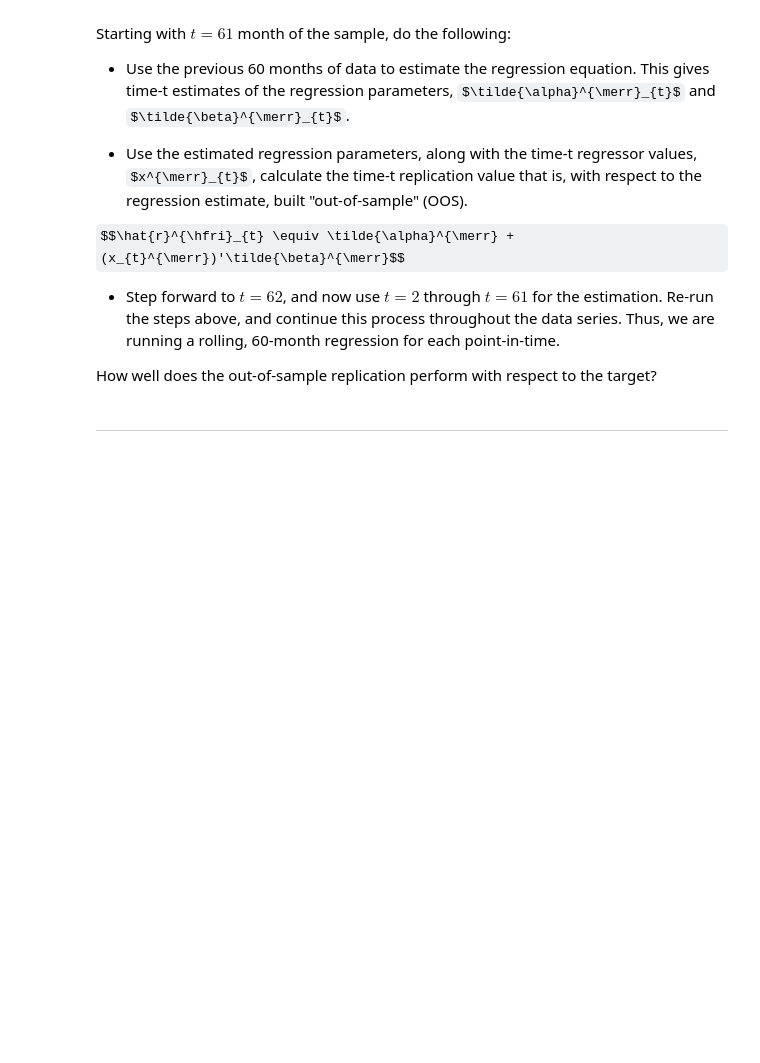
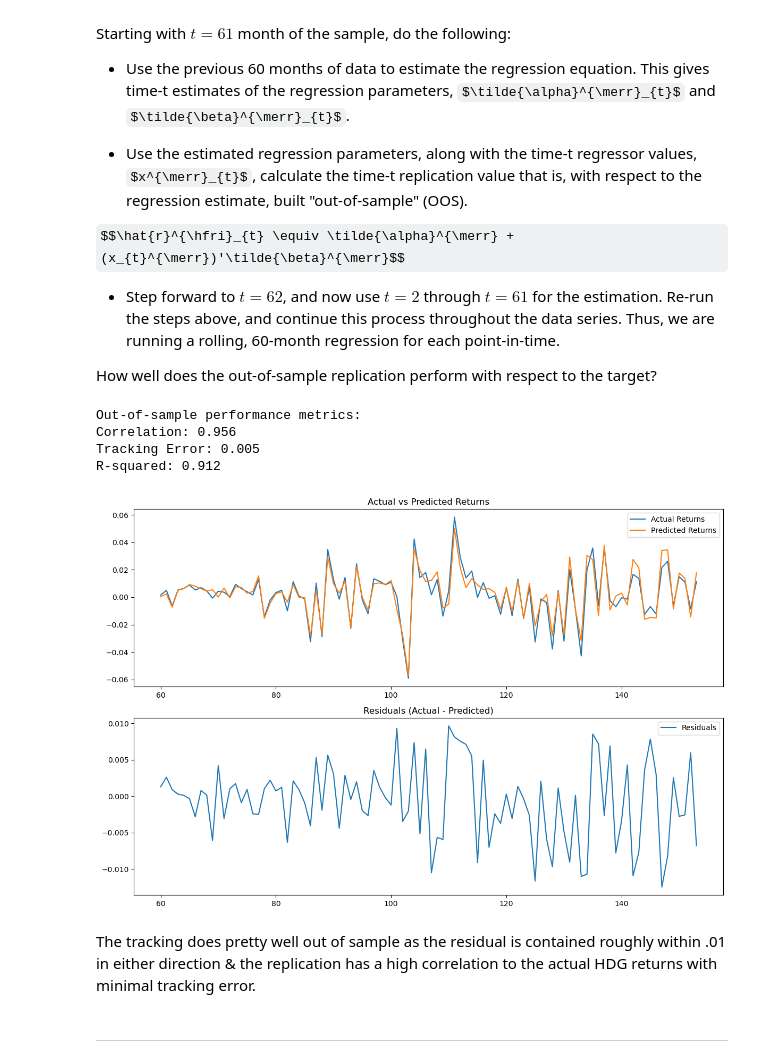
Before and after one commit to maxz073/finm250, a Jupyter notebook: Homework 2.ipynb, the cells around one changed output. Saved outputs shown, nothing was run; the diff lists cells and outputs as text; code cells hidden in the pictures; some formulas as TeX source; blank space fills up the shorter version.

```diff
--- a/Homework 2.ipynb
+++ b/Homework 2.ipynb
@@ -291,6 +367,69 @@ $$\hat{r}^{\hfri}_{t} \equiv \tilde{\alpha}^{\merr} + (x_{t}^{\merr})'\tilde{\be
 * Step forward to $t = 62$, and now use $t = 2$ through $t = 61$ for the estimation. Re-run the steps above, and continue this process throughout the data series. Thus, we are running a rolling, 60-month regression for each point-in-time.
 
 How well does the out-of-sample replication perform with respect to the target?
+# %%
+# Initialize lists to store results
+predicted_returns = []
+actual_returns = []
+
+# Loop through the data starting at t=60
+for t in range(60, len(hedge_fund_df)):
+    # Get training data (previous 60 months)
+    X_train = merrill_factors_df.iloc[t-60:t]
+    y_train = hedge_fund_df['HDG US Equity'].iloc[t-60:t]
+    X_train = sm.add_constant(X_train)
+
+    # Fit regression model
+    model = sm.OLS(y_train, X_train, missing='drop').fit()
+
+    # Get test data point (current month)
+    X_test = merrill_factors_df.iloc[t:t+1]
+    X_test = sm.add_constant(X_test)
+
+    # Ensure X_test has the same number of columns as X_train
+    if X_test.shape[1] != X_train.shape[1]:
+        X_test = X_test.reindex(columns=X_train.columns, fill_value=0)
+
+    # Make prediction
+    pred = model.predict(X_test)
+    actual = hedge_fund_df['HDG US Equity'].iloc[t]
+    predicted_returns.append(pred)
+    actual_returns.append(actual)
+
+# Calculate performance metrics
+predicted_returns = np.array(predicted_returns).flatten()
+actual_returns = np.array(actual_returns)
+correlation = np.corrcoef(predicted_returns, actual_returns)[0,1]
+tracking_error = np.std(predicted_returns - actual_returns)
+r_squared = 1 - np.sum((actual_returns - predicted_returns)**2) / np.sum((actual_returns - np.mean(actual_returns))**2)
+
+print(f"Out-of-sample performance metrics:")
+print(f"Correlation: {correlation:.3f}")
+print(f"Tracking Error: {tracking_error:.3f}")
+print(f"R-squared: {r_squared:.3f}")
+
+# Plot actual vs predicted returns
+plt.figure(figsize=(12,8))
+plt.subplot(2,1,1)
+plt.plot(hedge_fund_df.index[60:], actual_returns, label='Actual Returns')
+plt.plot(hedge_fund_df.index[60:], predicted_returns, label='Predicted Returns')
+plt.legend()
+plt.title('Actual vs Predicted Returns')
+
+plt.subplot(2,1,2)
+plt.plot(hedge_fund_df.index[60:], actual_returns - predicted_returns, label='Residuals')
+plt.legend()
+plt.title('Residuals (Actual - Predicted)')
+plt.tight_layout()
+plt.show()
+# %% [output]
+Out-of-sample performance metrics:
+Correlation: 0.956
+Tracking Error: 0.005
+R-squared: 0.912
+[figure, added]
+# %% [markdown]
+The tracking does pretty well out of sample as the residual is contained roughly within .01 in either direction & the replication has a high correlation to the actual HDG returns with minimal tracking error.
 # %% [markdown]
 ***
 # %% [markdown]
```
Also changed, not shown: parts of 4 cells of this notebook.
